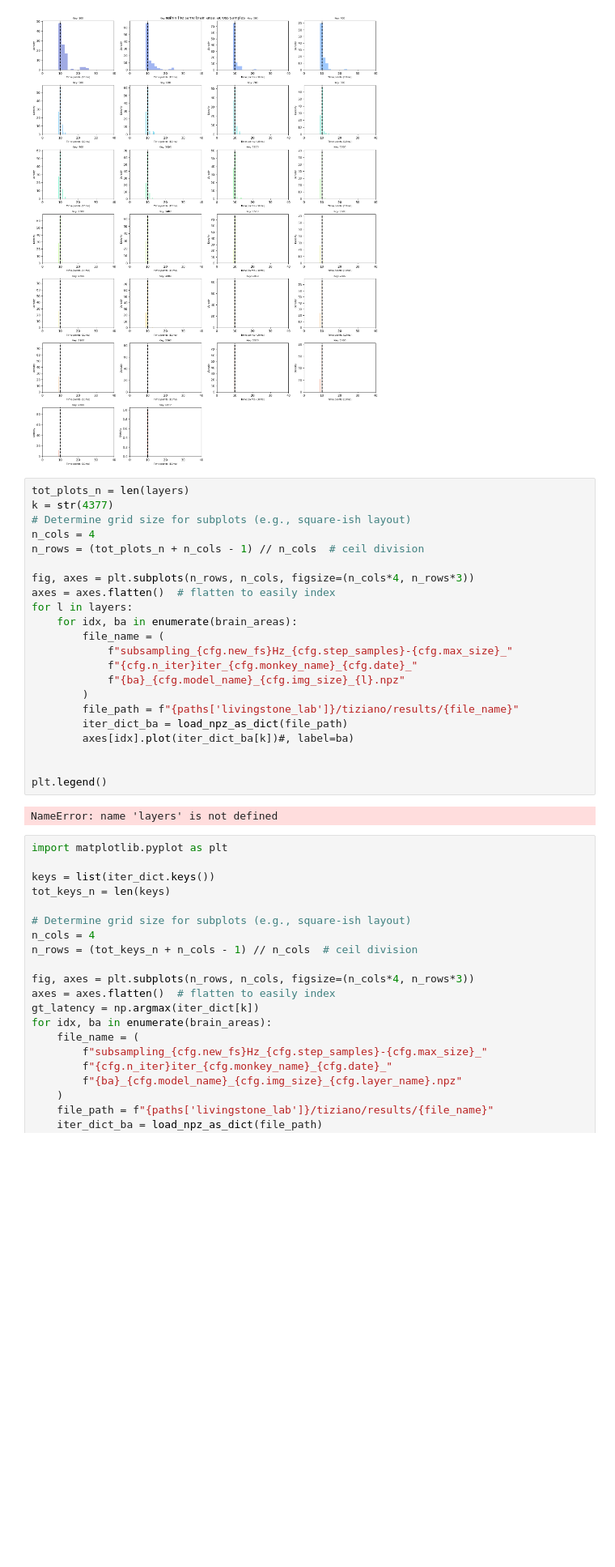
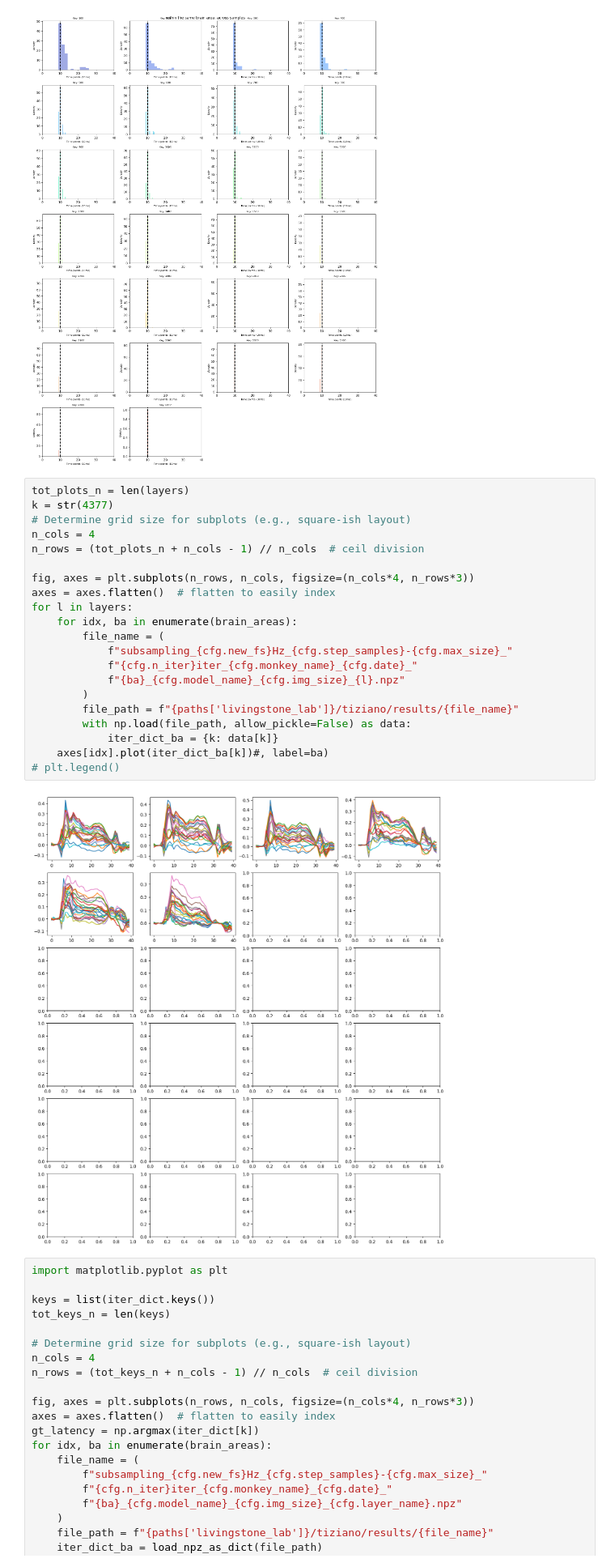
Before and after one commit to TizianoCausin01/temporal_context, a Jupyter notebook: python_scripts/scripts/subsampling_RDMs_stats.ipynb, the cells around one changed output. Shown at 81% size. Drawn from its saved outputs; the diff is of its cells as text; blank space fills up the shorter version.

```diff
--- a/python_scripts/scripts/subsampling_RDMs_stats.ipynb
+++ b/python_scripts/scripts/subsampling_RDMs_stats.ipynb
@@ -115,27 +113,26 @@ plt.show()
 # %%
 tot_plots_n = len(layers)
 k = str(4377)
 # Determine grid size for subplots (e.g., square-ish layout)
 n_cols = 4
 n_rows = (tot_plots_n + n_cols - 1) // n_cols  # ceil division
 
 fig, axes = plt.subplots(n_rows, n_cols, figsize=(n_cols*4, n_rows*3))
 axes = axes.flatten()  # flatten to easily index
 for l in layers:
     for idx, ba in enumerate(brain_areas):
         file_name = (
             f"subsampling_{cfg.new_fs}Hz_{cfg.step_samples}-{cfg.max_size}_"
             f"{cfg.n_iter}iter_{cfg.monkey_name}_{cfg.date}_"
             f"{ba}_{cfg.model_name}_{cfg.img_size}_{l}.npz"
         )
         file_path = f"{paths['livingstone_lab']}/tiziano/results/{file_name}"
-        iter_dict_ba = load_npz_as_dict(file_path)
-        axes[idx].plot(iter_dict_ba[k])#, label=ba)
-
-
-plt.legend()
+        with np.load(file_path, allow_pickle=False) as data:
+            iter_dict_ba = {k: data[k]}
+    axes[idx].plot(iter_dict_ba[k])#, label=ba)
+# plt.legend()
 # %% [output]
-NameError: name 'layers' is not defined
+[figure, added]
 # %%
 import matplotlib.pyplot as plt
 
```
Also changed, not shown: parts of 2 cells of this notebook, 5 other files.
